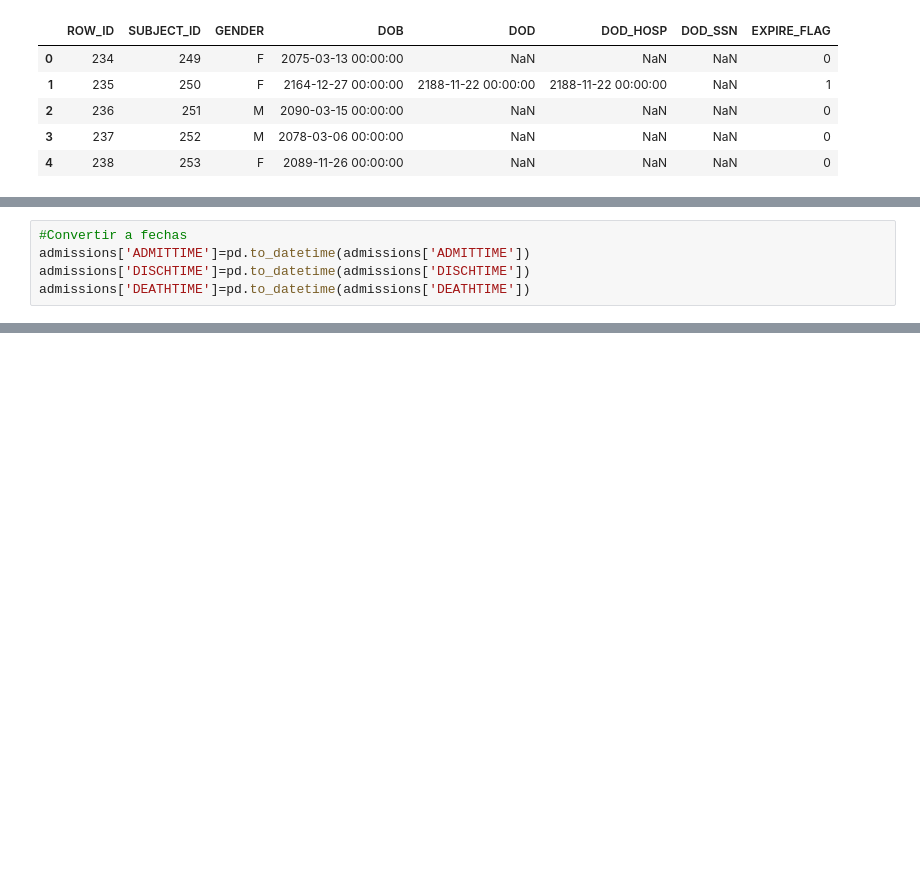
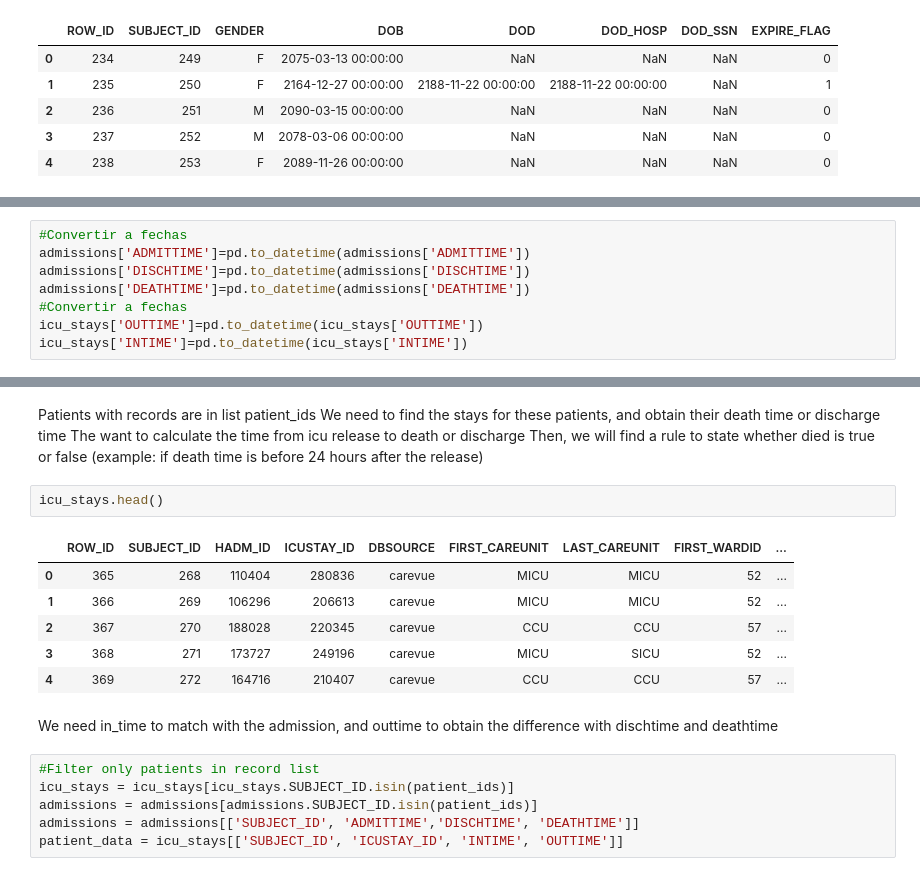
Before and after one commit to andresmore/HR_Analysis, a Jupyter notebook: HR_Analysis/LoadDataMimic.ipynb, the cells around one changed output, grey strips where cells are left out. Drawn from its saved outputs; the diff is of its cells as text; blank space fills up the shorter version.

Commit message:
merge admissions and icu_stays
Merge admissions and icu_stays data. Got time difference from outtime to death.

```diff
--- a/HR_Analysis/LoadDataMimic.ipynb
+++ b/HR_Analysis/LoadDataMimic.ipynb
@@ -225,3 +237,6 @@ patients.head()
 admissions['ADMITTIME']=pd.to_datetime(admissions['ADMITTIME'])
 admissions['DISCHTIME']=pd.to_datetime(admissions['DISCHTIME'])
 admissions['DEATHTIME']=pd.to_datetime(admissions['DEATHTIME'])
+#Convertir a fechas
+icu_stays['OUTTIME']=pd.to_datetime(icu_stays['OUTTIME'])
+icu_stays['INTIME']=pd.to_datetime(icu_stays['INTIME'])
@@ -254,0 +243,22 @@ Name: ADMITTIME, dtype: datetime64[ns]
+# %% [markdown]
+Patients with records are in list patient_ids
+We need to find the stays for these patients, and obtain their death time or discharge time
+The want to calculate the time from icu release to death or discharge
+Then, we will find a rule to state whether died is true or false  (example: if death time is before 24 hours after the release)
+# %%
+icu_stays.head()
+# %% [output]
+|  | ROW_ID | SUBJECT_ID | HADM_ID | ICUSTAY_ID | DBSOURCE | FIRST_CAREUNIT | LAST_CAREUNIT | FIRST_WARDID | ... |
+| 0 | 365 | 268 | 110404 | 280836 | carevue | MICU | MICU | 52 | ... |
+| 1 | 366 | 269 | 106296 | 206613 | carevue | MICU | MICU | 52 | ... |
+| 2 | 367 | 270 | 188028 | 220345 | carevue | CCU | CCU | 57 | ... |
+| 3 | 368 | 271 | 173727 | 249196 | carevue | MICU | SICU | 52 | ... |
+| 4 | 369 | 272 | 164716 | 210407 | carevue | CCU | CCU | 57 | ... |
+# %% [markdown]
+We need in_time to match with the admission, and outtime to obtain the difference with dischtime and deathtime
+# %%
+#Filter only patients in record list
+icu_stays = icu_stays[icu_stays.SUBJECT_ID.isin(patient_ids)]
+admissions = admissions[admissions.SUBJECT_ID.isin(patient_ids)]
+admissions = admissions[['SUBJECT_ID', 'ADMITTIME','DISCHTIME', 'DEATHTIME']]
+patient_data = icu_stays[['SUBJECT_ID', 'ICUSTAY_ID', 'INTIME', 'OUTTIME']]
```
Also changed, not shown: parts of 21 cells of this notebook, 1 other file.
